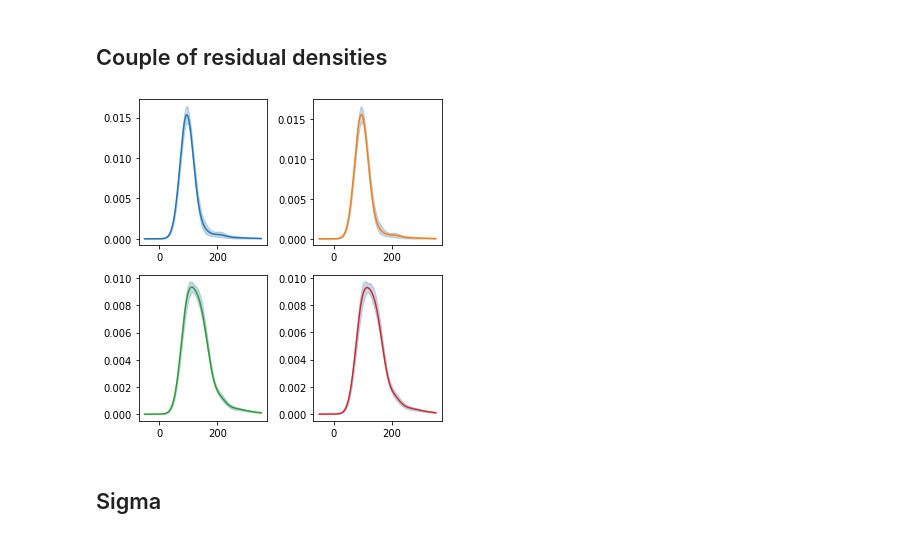
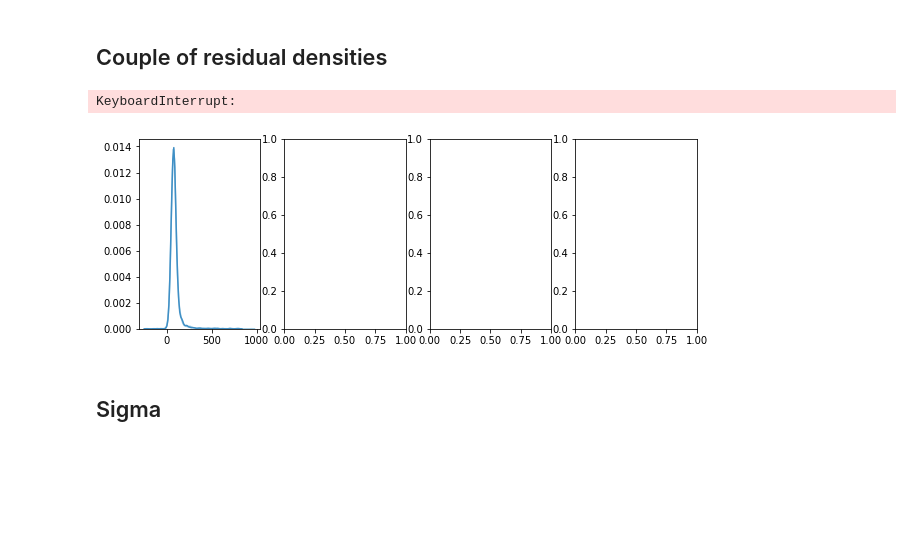
Before and after one commit to mberaha/spatial_mixtures, a Jupyter notebook: notebooks/amsterdam_airbnb/SpatialMix analysis.ipynb, the cells around one changed output. Cells and saved outputs as stored; diff of their text form; code cells hidden in the pictures; blank space fills up the shorter version.

```diff
--- a/notebooks/amsterdam_airbnb/SpatialMix analysis.ipynb
+++ b/notebooks/amsterdam_airbnb/SpatialMix analysis.ipynb
@@ -113,17 +104,0 @@ dens = estimateDensities(chains, xgrids=xgrid)
-# %%
-fig, axes = plt.subplots(nrows=2 , ncols=2, figsize=(5, 5))
-toplot = [0, 9, 14, 19]
-axes = axes.flat
-
-
-for i in range(4):
-    g = toplot[i]
-    intervals = np.array([pm.stats.hpd(dens[g][:, i], 0.05) for i in range(dens[g].shape[1])])
-    axes[i].fill_between(xgrid, intervals[:, 0], intervals[:, 1], alpha=0.3, color="steelblue")
-    axes[i].plot(xgrid, np.mean(dens[g], 0), color=current_palette[i])
-
-plt.tight_layout()
-plt.savefig("images/dens_estimates_res_amsterdam_standardized.pdf")
-plt.show()
-# %% [output]
-[figure, removed]
@@ -129,0 +134,44 @@ plt.show()
+# %%
+import pandas as pd
+
+df = pd.read_csv("data/amsterdam.csv")
+# %%
+fig, axes = plt.subplots(nrows=1 , ncols=4, figsize=(10, 3.5))
+toplot = [0, 9, 14, 19]
+
+
+quantiles = [0.25, 0.5, 0.75]
+
+plettes_by_neigh = [
+    np.array(sns.color_palette("Blues", 10))[np.array([3, 6, 9])],
+    np.array(sns.light_palette("orange", 10))[np.array([3, 6, 9])],
+    np.array(sns.light_palette("green", 10))[np.array([3, 6, 9])],
+    np.array(sns.light_palette("red", 10))[np.array([3, 6, 9])]
+]
+
+
+curr_covs = []
+for q in [0.25, 0.5, 0.75]:
+    bedroom_group = [
+    np.quantile(df.cov_1.values, q), np.quantile(df.cov_2.values, q),
+    np.quantile(df.cov_3.values, q)
+    ]
+    curr_covs.append(
+        np.concatenate([[0], bedroom_group, [np.quantile(df.cov_4, 0.5)],
+                        [np.quantile(df.cov_5, 0.6)], [1]]))
+
+for i in range(4):
+    g = toplot[i]
+    for k, covs in enumerate(curr_covs):
+        pred_samples = samplePredictiveRegression(chains, covs, g)
+        sns.kdeplot(pred_samples, ax=axes[i], color=plettes_by_neigh[i][k])
+
+    axes[i].set_xlim(-50, 400)
+
+
+plt.tight_layout()
+# plt.savefig("images/dens_est_bedrooms.pdf")
+plt.show()
+# %% [output]
+KeyboardInterrupt:
+[figure, added]
```
Also changed, not shown: parts of 27 cells of this notebook, 13 other files.
